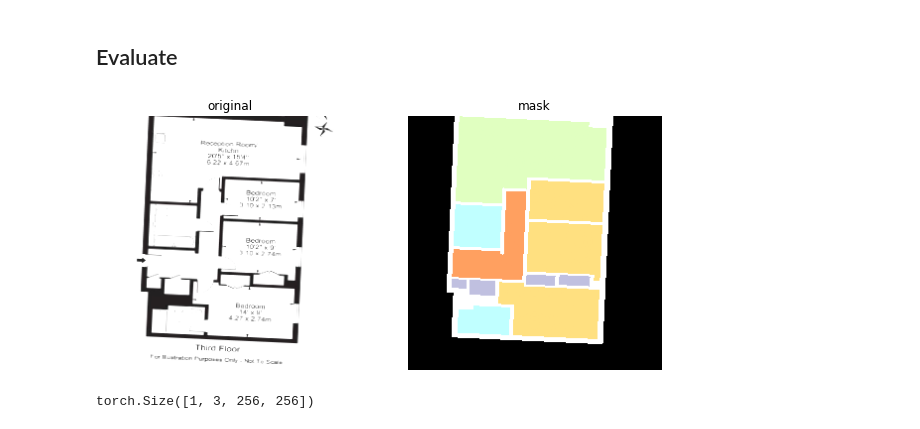
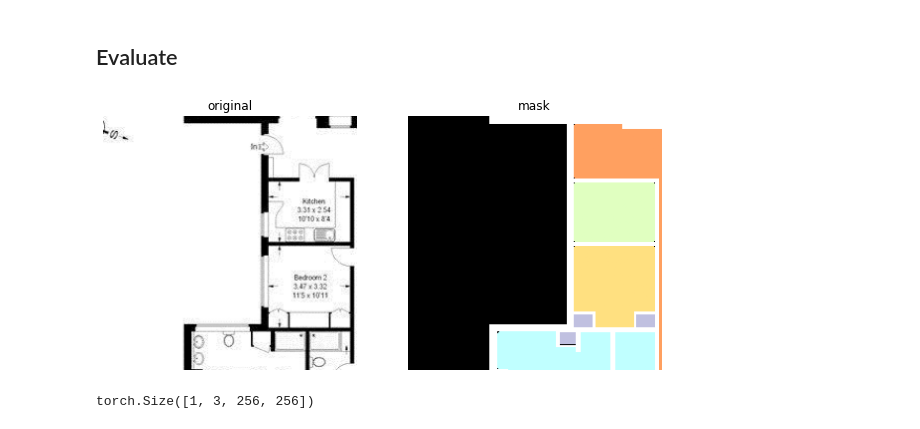
Before and after one commit to chnghia/pytorch-lightning-gan, a Jupyter notebook: 007_pix2pix.ipynb, the cells around one changed output. Cells and saved outputs as stored; diff of their text form; code cells hidden in the pictures.

Commit message:
update pix2pix evaluate from jp datasets

```diff
--- a/007_pix2pix.ipynb
+++ b/007_pix2pix.ipynb
@@ -37,25 +31,12 @@ transforms_ = [
                 img_height,
                 img_width,
             ),
-            A.Rotate(23),
-            A.HorizontalFlip(),
-            A.RandomBrightnessContrast(),
-            A.HueSaturationValue(),
-            A.RGBShift(),
-            A.RandomGamma(),
-            # A.CLAHE(),
-#             MyCoarseDropout(
-#                 min_holes=1,
-#                 max_holes=8,
-#                 max_height=32,
-#                 max_width=32,
-#             ),
-            # A.Resize(img_size, img_size, interpolation=cv2.INTER_CUBIC),
-#             A.Normalize(
-#                 mean=[0.485, 0.456, 0.406],
-#                 std=[0.229, 0.224, 0.225],
-#             ),
-            # ToTensorV2(),
+#             A.Rotate(23),
+#             A.HorizontalFlip(),
+#             A.RandomBrightnessContrast(),
+#             A.HueSaturationValue(),
+#             A.RGBShift(),
+#             A.RandomGamma(),
         ]
 # %%
 dataset = FloorplanDataset("./datasets/%s" % dataset_name, transforms_=transforms_, mode="test")
@@ -179,7 +158,8 @@ item = dataset[2]
 # %%
+item = dataset[1]
 draw(item['A'].transpose((1, 2, 0)), item['B'].transpose((1, 2, 0)))
 # %% [output]
-[figure, old version]
+[figure, new version]
 # %%
 input = torch.from_numpy(item['B']).unsqueeze(0)
 input = input.to(device)
```
Also changed, not shown: parts of 21 cells of this notebook, 3 other files.
